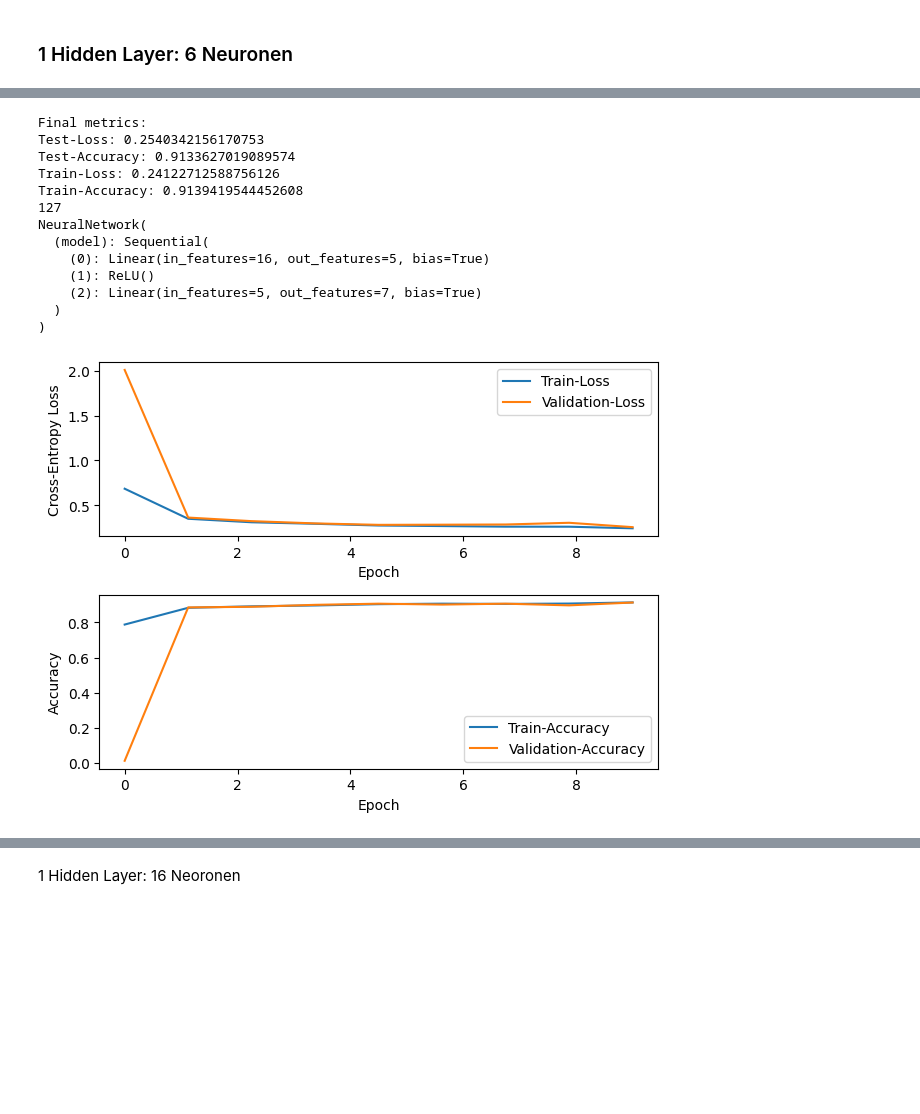
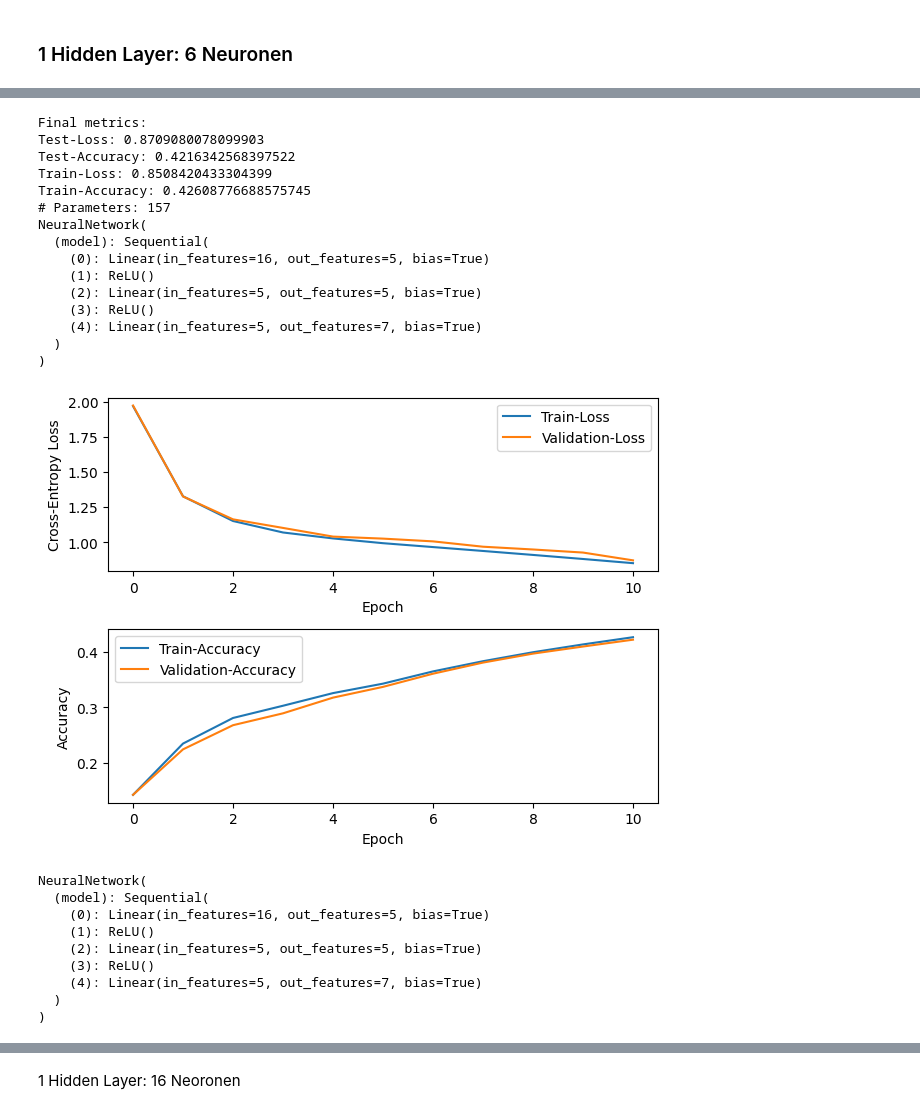
Before and after one commit to surajk222/Project_Group_Attribution_Method, a Jupyter notebook: train.ipynb, the cells around one changed output, grey strips where cells are left out. Saved outputs shown, nothing was run; the diff lists cells and outputs as text; code cells hidden in the pictures; blank space fills up the shorter version.

```diff
--- a/train.ipynb
+++ b/train.ipynb
@@ -129,18 +200,29 @@ NeuralNetwork(
 # %%
 from model.training import train_model_and_visualize
-train_model_and_visualize([5])
+train_model_and_visualize([5,5])
 # %% [output]
 Final metrics:
-Test-Loss: 0.2540342156170753
-Test-Accuracy: 0.9133627019089574
-Train-Loss: 0.24122712588756126
-Train-Accuracy: 0.9139419544452608
-127
+Test-Loss: 0.8709080078099903
+Test-Accuracy: 0.4216342568397522
+Train-Loss: 0.8508420433304399
+Train-Accuracy: 0.42608776688575745
+# Parameters: 157
 NeuralNetwork(
   (model): Sequential(
     (0): Linear(in_features=16, out_features=5, bias=True)
     (1): ReLU()
-    (2): Linear(in_features=5, out_features=7, bias=True)
+    (2): Linear(in_features=5, out_features=5, bias=True)
+    (3): ReLU()
+    (4): Linear(in_features=5, out_features=7, bias=True)
   )
 )
-[figure, old version]
+[figure, new version]
+NeuralNetwork(
+  (model): Sequential(
+    (0): Linear(in_features=16, out_features=5, bias=True)
+    (1): ReLU()
+    (2): Linear(in_features=5, out_features=5, bias=True)
+    (3): ReLU()
+    (4): Linear(in_features=5, out_features=7, bias=True)
+  )
+)
```
Also changed, not shown: parts of 14 cells of this notebook, 2 other files.
